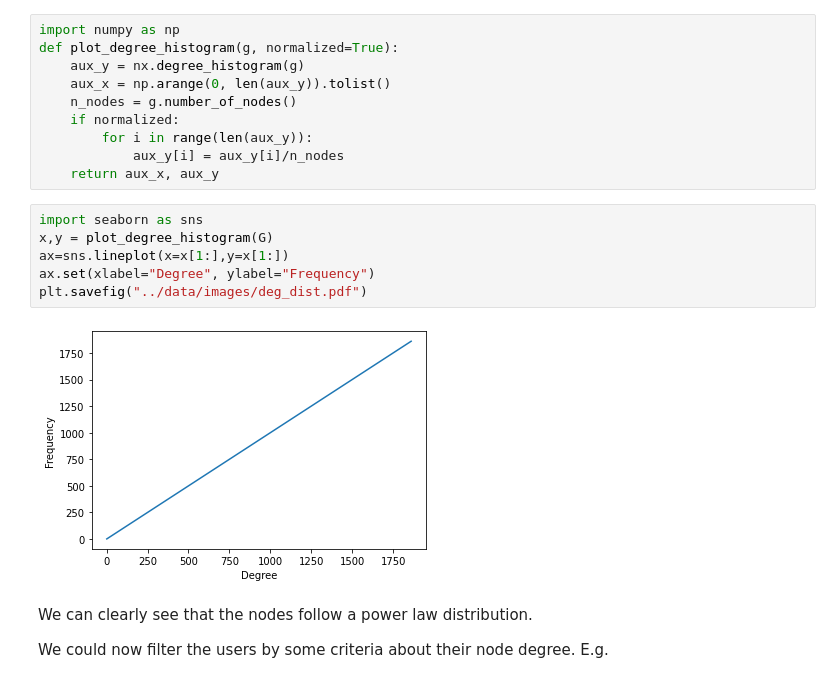
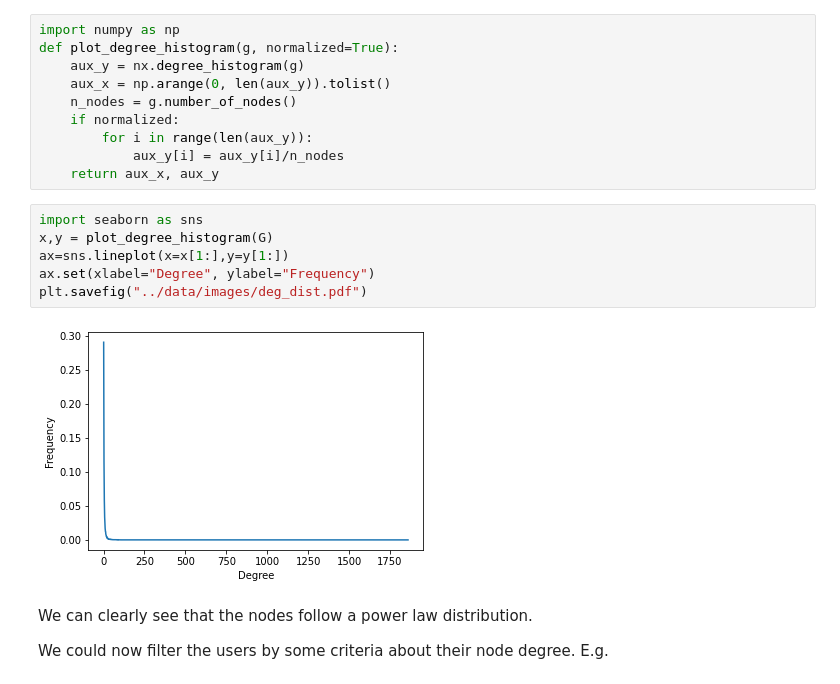
Before and after one commit to anatosun/reddit-cryptocurrency-analysis, a Jupyter notebook: notebooks/degree_centrality.ipynb, the cells around one changed output. Drawn from its saved outputs; the diff is of its cells as text.

```diff
--- a/notebooks/degree_centrality.ipynb
+++ b/notebooks/degree_centrality.ipynb
@@ -284,11 +284,11 @@ def plot_degree_histogram(g, normalized=True):
 # %%
 import seaborn as sns
 x,y = plot_degree_histogram(G)
-ax=sns.lineplot(x=x[1:],y=x[1:])
+ax=sns.lineplot(x=x[1:],y=y[1:])
 ax.set(xlabel="Degree", ylabel="Frequency")
 plt.savefig("../data/images/deg_dist.pdf")
 # %% [output]
-[figure, old version]
+[figure, new version]
 # %% [markdown]
 We can clearly see that the nodes follow a power law distribution.
 
```
Also changed, not shown: 2 other files.
